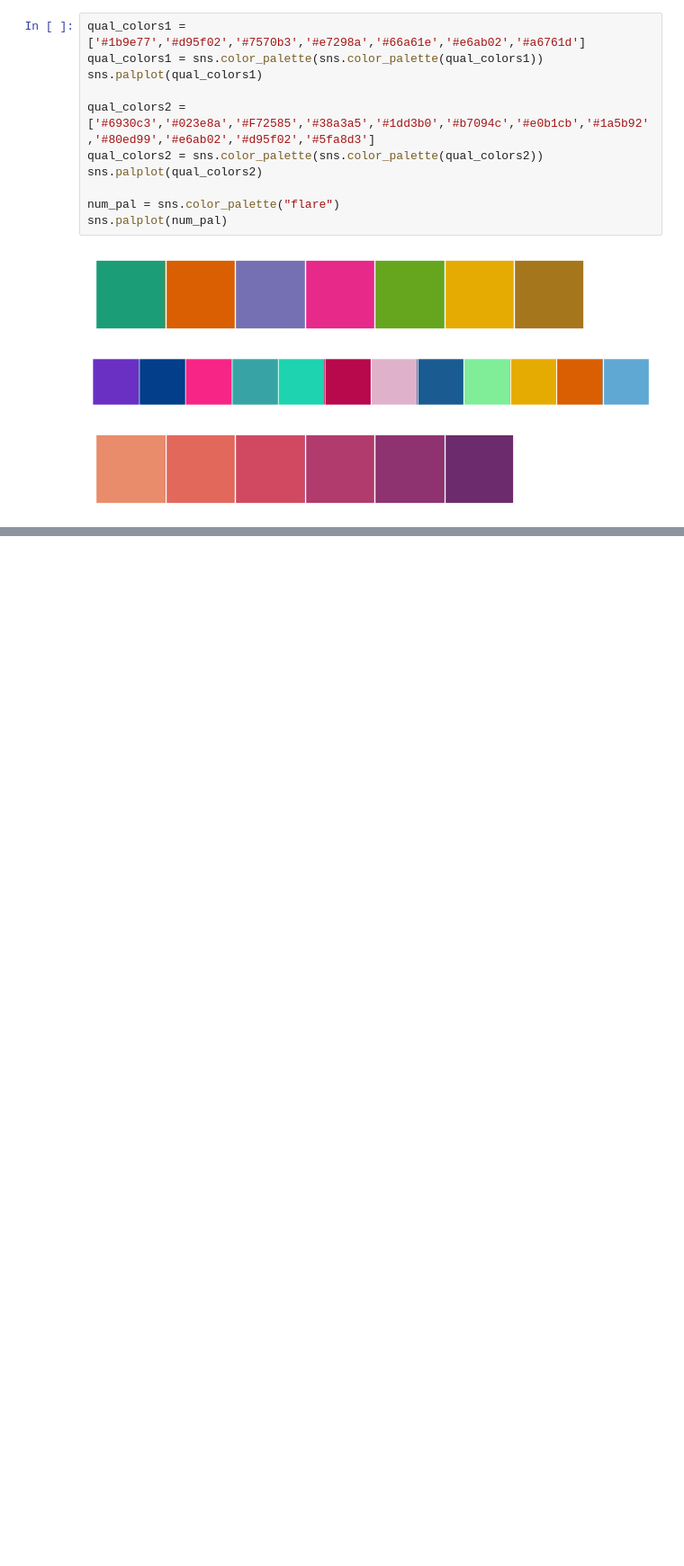
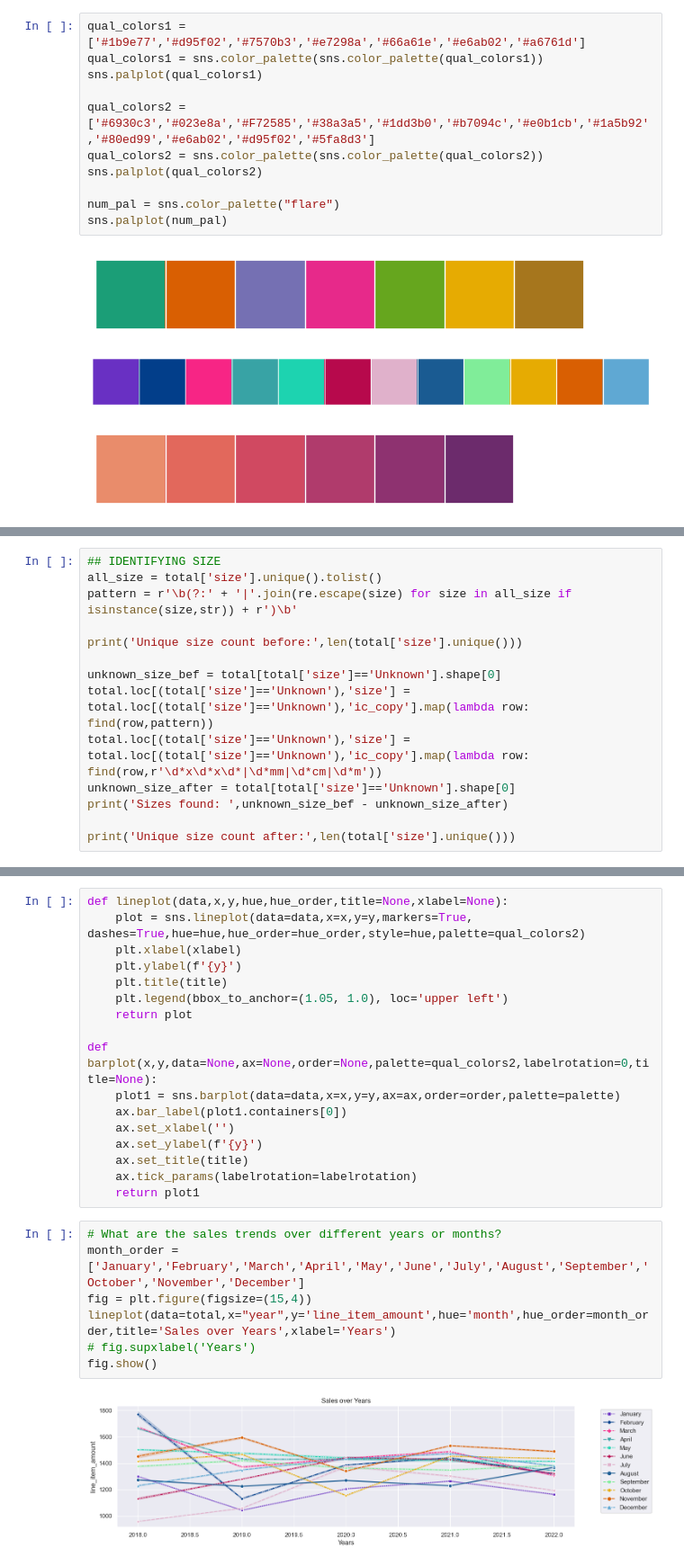
Before and after one commit to MORYKINGS/Prethesis, a Jupyter notebook: Prethesis.ipynb, the cells around one changed output, grey strips where cells are left out. Shown at 90% size. Saved outputs shown, nothing was run; the diff lists cells and outputs as text; blank space fills up the shorter version.

```diff
--- a/Prethesis.ipynb
+++ b/Prethesis.ipynb
@@ -31,0 +207,14 @@ SyntaxError: (unicode error) 'unicodeescape' codec can't decode bytes in positio
+# %%
+## IDENTIFYING SIZE
+all_size = total['size'].unique().tolist()
+pattern = r'\b(?:' + '|'.join(re.escape(size) for size in all_size if isinstance(size,str)) + r')\b'
+
+print('Unique size count before:',len(total['size'].unique()))
+
+unknown_size_bef = total[total['size']=='Unknown'].shape[0]
+total.loc[(total['size']=='Unknown'),'size'] = total.loc[(total['size']=='Unknown'),'ic_copy'].map(lambda row: find(row,pattern))
+total.loc[(total['size']=='Unknown'),'size'] = total.loc[(total['size']=='Unknown'),'ic_copy'].map(lambda row: find(row,r'\d*x\d*x\d*|\d*mm|\d*cm|\d*m'))
+unknown_size_after = total[total['size']=='Unknown'].shape[0]
+print('Sizes found: ',unknown_size_bef - unknown_size_after)
+
+print('Unique size count after:',len(total['size'].unique()))
@@ -31,0 +436,26 @@ SyntaxError: (unicode error) 'unicodeescape' codec can't decode bytes in positio
+# %%
+def lineplot(data,x,y,hue,hue_order,title=None,xlabel=None):
+    plot = sns.lineplot(data=data,x=x,y=y,markers=True, dashes=True,hue=hue,hue_order=hue_order,style=hue,palette=qual_colors2)
+    plt.xlabel(xlabel)
+    plt.ylabel(f'{y}')
+    plt.title(title)
+    plt.legend(bbox_to_anchor=(1.05, 1.0), loc='upper left')
+    return plot
+
+def barplot(x,y,data=None,ax=None,order=None,palette=qual_colors2,labelrotation=0,title=None):
+    plot1 = sns.barplot(data=data,x=x,y=y,ax=ax,order=order,palette=palette)
+    ax.bar_label(plot1.containers[0])
+    ax.set_xlabel('')
+    ax.set_ylabel(f'{y}')
+    ax.set_title(title)
+    ax.tick_params(labelrotation=labelrotation)
+    return plot1
+# %%
+# What are the sales trends over different years or months?
+month_order = ['January','February','March','April','May','June','July','August','September','October','November','December']
+fig = plt.figure(figsize=(15,4))
+lineplot(data=total,x="year",y='line_item_amount',hue='month',hue_order=month_order,title='Sales over Years',xlabel='Years')
+# fig.supxlabel('Years')
+fig.show()
+# %% [output]
+[figure, added]
```
Also changed, not shown: parts of 36 cells of this notebook.
